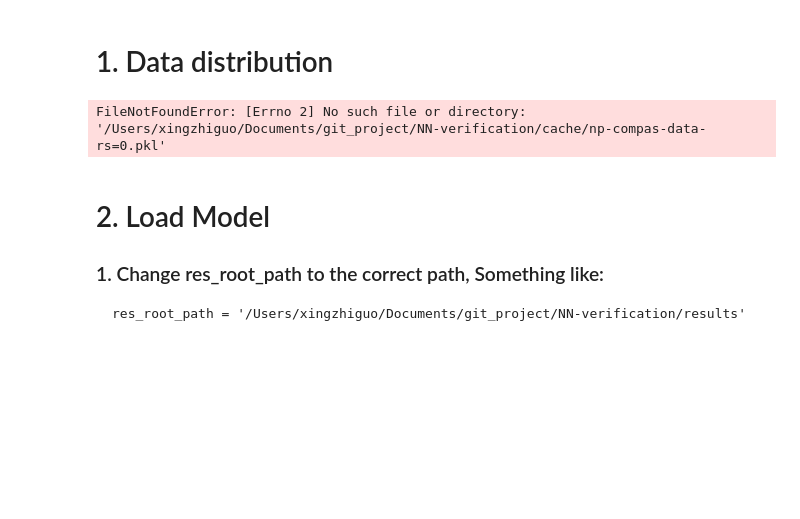
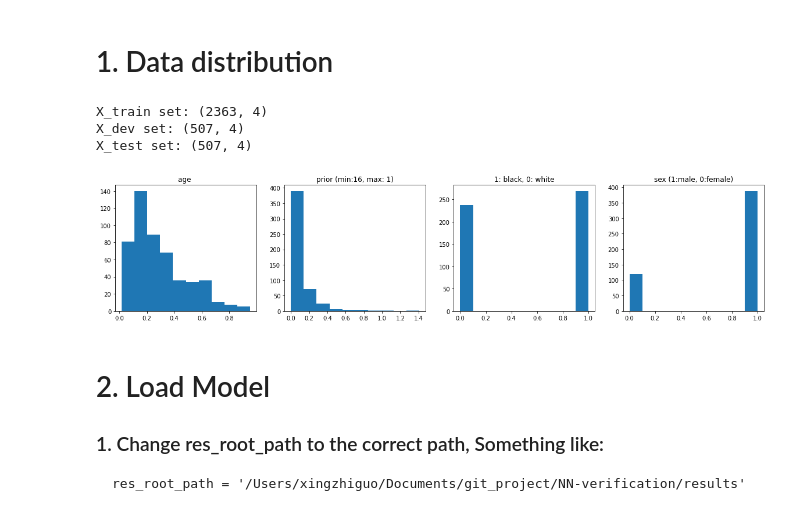
Before and after one commit to giorgianb/nn_fairness, a Jupyter notebook: model-loaders/3-model-easy-loader-compas.ipynb, the cells around one changed output. Drawn from its saved outputs; the diff is of its cells as text; code cells hidden in the pictures; blank space fills up the shorter version.

```diff
--- a/model-loaders/3-model-easy-loader-compas.ipynb
+++ b/model-loaders/3-model-easy-loader-compas.ipynb
@@ -33,7 +33,7 @@ np_sex         : 1.0 means male, 0.0 means female,
 # 1. Data distribution
 # %%
 
-cache_path = '/Users/xingzhiguo/Documents/git_project/NN-verification/cache'
+cache_path = 'NN-verification/cache'
 random_seed = 0
 cache_file_path = os_join(cache_path,f'np-compas-data-rs={random_seed}.pkl')
 with open(cache_file_path, 'rb') as f:
@@ -44,34 +44,37 @@ X_dev = data_dict["X_dev"]
 y_dev = data_dict["y_dev"]
 X_test = data_dict["X_test"]
 y_test = data_dict["y_test"]
 input_shape = X_train.shape[1]
 print('X_train set:', X_train.shape)
 print('X_dev set:', X_dev.shape)
 print('X_test set:', X_test.shape)
 
 
 # testing data distribution:
 age_feat = (X_test[:,0],'age ')
 prior_feat = (X_test[:,1],'prior (min:16, max: 1)')
 race_feat = (X_test[:,2],'1: black, 0: white')
 sex_feat = (X_test[:,3],'sex (1:male, 0:female)')
 
 
 plot_data = [age_feat, prior_feat, race_feat, sex_feat]
 fig, axs = plt.subplots(1,4, figsize =(20,4))
 axs = axs.flatten()
 for (_d, _text), ax in zip(plot_data, axs):
     ax.hist(_d)
     ax.set_title(_text)
 
 # ax = axs[4]
 # axis_text = ['White', 'Black', 'Asian-Pac-Islander','Amer-Indian-Eskimo', 'Other']
 # ax.barh(axis_text, race_feat[0])
 # ax.set_title(race_feat[1])
 # ax.tick_params(axis='y', labelrotation = 45)
 # fig.tight_layout()
 # %% [output]
-FileNotFoundError: [Errno 2] No such file or directory: '/Users/xingzhiguo/Documents/git_project/NN-verification/cache/np-compas-data-rs=0.pkl'
+X_train set: (2363, 4)
+X_dev set: (507, 4)
+X_test set: (507, 4)
+[figure, added]
 # %% [markdown]
 
 # 2. Load Model
```
Also changed, not shown: parts of 1 cell of this notebook, 2 other files.
